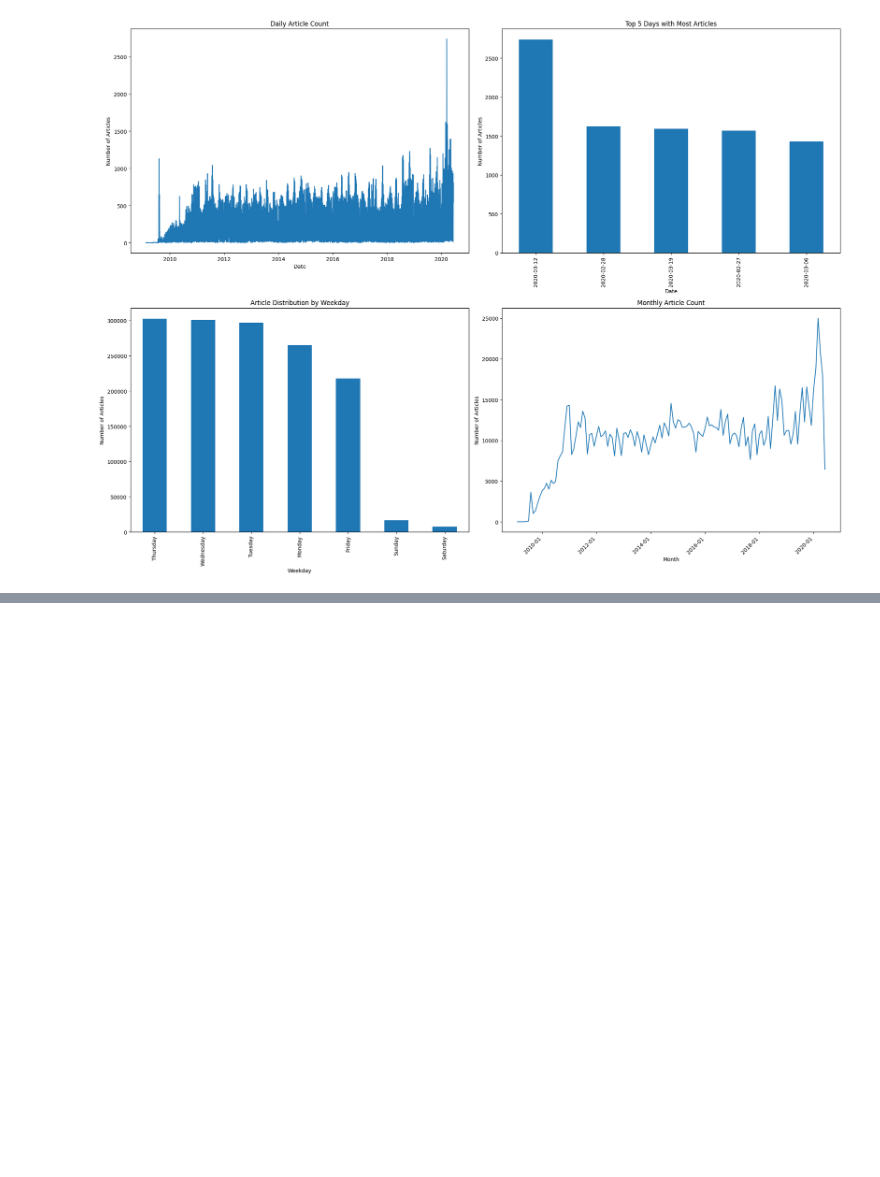
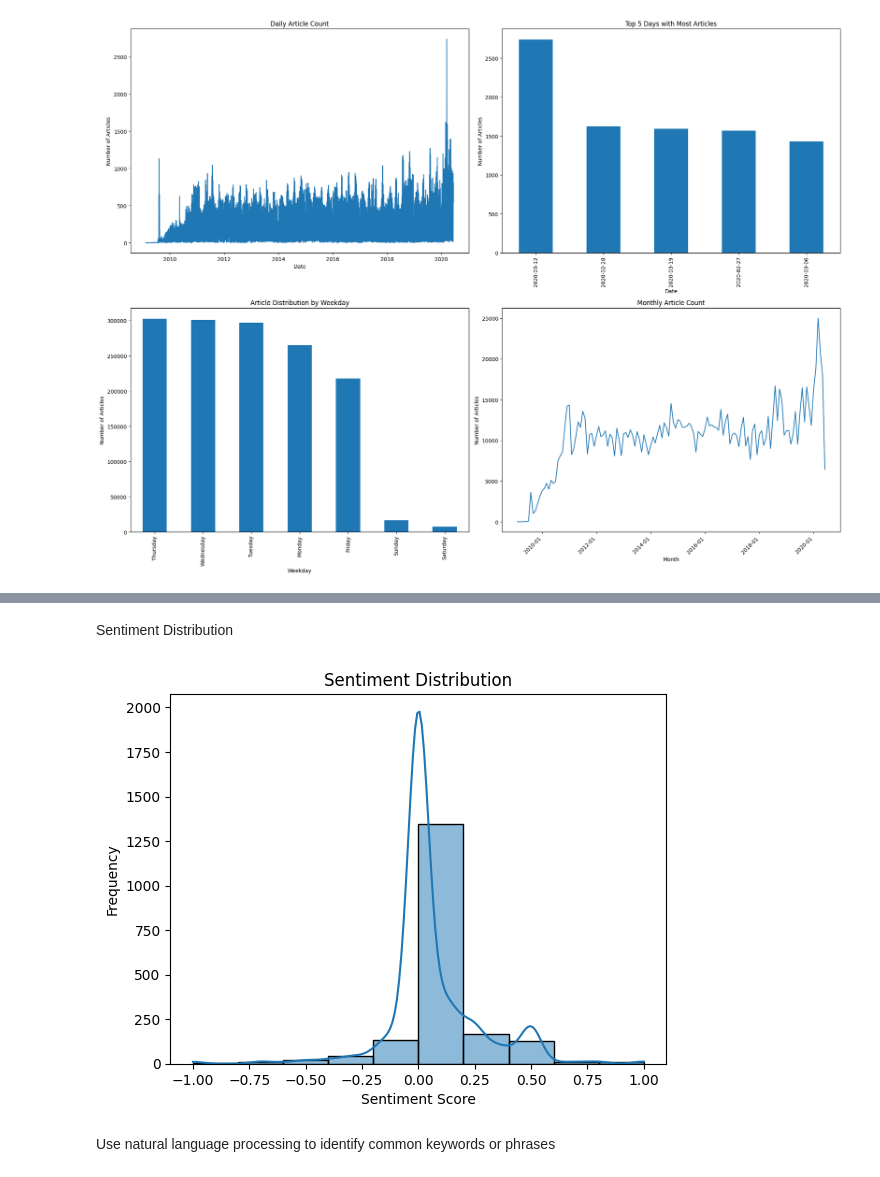
Before and after one commit to Leulseged-Mesfin/Nova-Financial-Solutions-Data-Analysis, a Jupyter notebook: notbooks/task-1.ipynb, the cells around one changed output, grey strips where cells are left out. Cells and saved outputs as stored; diff of their text form; code cells hidden in the pictures; blank space fills up the shorter version.

Commit message:
Text Analysis (Sentiment analysis & Topic Modeling).

```diff
--- a/notbooks/task-1.ipynb
+++ b/notbooks/task-1.ipynb
@@ -155,0 +160,3 @@ fig = plot_publication_trends(date_analysis)
+# %%
+tesla_df = df[df['stock'] == 'TSLA']
+tesla_df.head()
@@ -155,0 +172,5 @@ fig = plot_publication_trends(date_analysis)
+# %%
+
+# To Check the polarity
+tesla_df['sentiment'] = tesla_df['headline'].apply(get_sentiment)
+tesla_df.head()
@@ -155,0 +208,3 @@ fig = plot_publication_trends(date_analysis)
+# %%
+tesla_df['sentiment_category'] = tesla_df['sentiment'].apply(categorize_sentiment)
+tesla_df.head()
@@ -155,0 +228,5 @@ fig = plot_publication_trends(date_analysis)
+# %%
+# To check the subjectivity
+
+tesla_df['subjectivity'] = tesla_df['headline'].apply(get_subjectivity)
+tesla_df
@@ -155,0 +247,12 @@ fig = plot_publication_trends(date_analysis)
+# %% [markdown]
+Sentiment Distribution
+# %%
+sns.histplot(tesla_df['sentiment'], bins=10, kde=True)
+plt.title('Sentiment Distribution')
+plt.xlabel('Sentiment Score')
+plt.ylabel('Frequency')
+plt.show()
+# %% [output]
+[figure, added]
+# %% [markdown]
+Use natural language processing to identify common keywords or phrases
```
Also changed, not shown: parts of 14 cells of this notebook, 1 other file.
